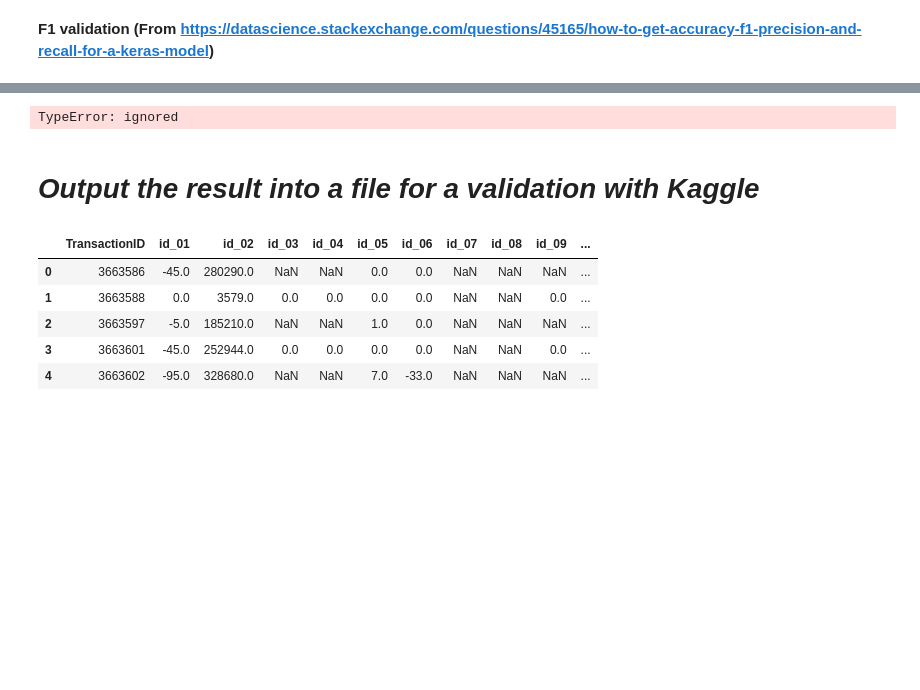
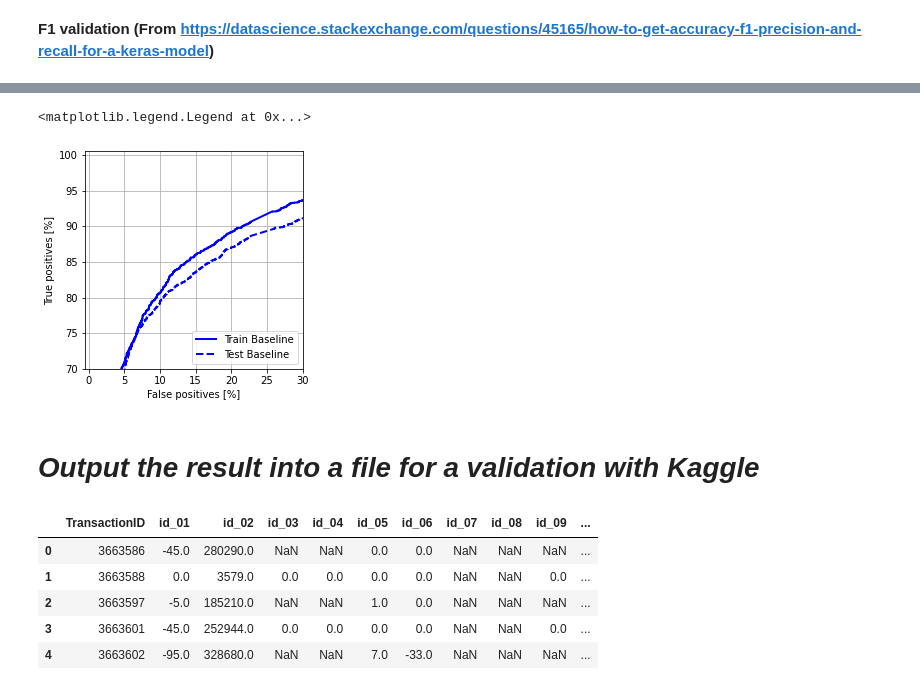
Before and after one commit to aquangnguyen1992/Advanced_Data_Science_Capstone, a Jupyter notebook: Capstone_Project.ipynb, the cells around one changed output, grey strips where cells are left out. Saved outputs shown, nothing was run; the diff lists cells and outputs as text; code cells hidden in the pictures; blank space fills up the shorter version.

```diff
--- a/Capstone_Project.ipynb
+++ b/Capstone_Project.ipynb
@@ -683,24 +676,25 @@ Total Fraudulent Transactions:  2245
 # %%
 def plot_roc(name, labels, predictions, **kwargs):
   fp, tp, _ = sklearn.metrics.roc_curve(labels, predictions)
 
   plt.plot(100*fp, 100*tp, label=name, linewidth=2, **kwargs)
   plt.xlabel('False positives [%]')
   plt.ylabel('True positives [%]')
   plt.xlim([-0.5,30])
   plt.ylim([70,100.5])
   plt.grid(True)
   ax = plt.gca()
   ax.set_aspect('equal')
 
 indices = np.random.randint(0, len(X_to_train), size=(len(Y_test),))
 
 train_prediction = new_model.predict(X_to_train[indices], batch_size=BATCH_SIZE, verbose=0)
-plot_roc("Train Baseline", Y_train[indices], train_prediction, color='b')
+plot_roc("Train Baseline", Y_to_train[indices], train_prediction, color='b')
 plot_roc("Test Baseline", Y_test, predictions, color='b', linestyle='--')
 plt.legend(loc='lower right')
 # %% [output]
-TypeError: ignored
+<matplotlib.legend.Legend at 0x...>
+[figure, added]
 # %%
 prediction = np.squeeze(predictions, axis=1)
 
```
Also changed, not shown: parts of 9 cells of this notebook.
